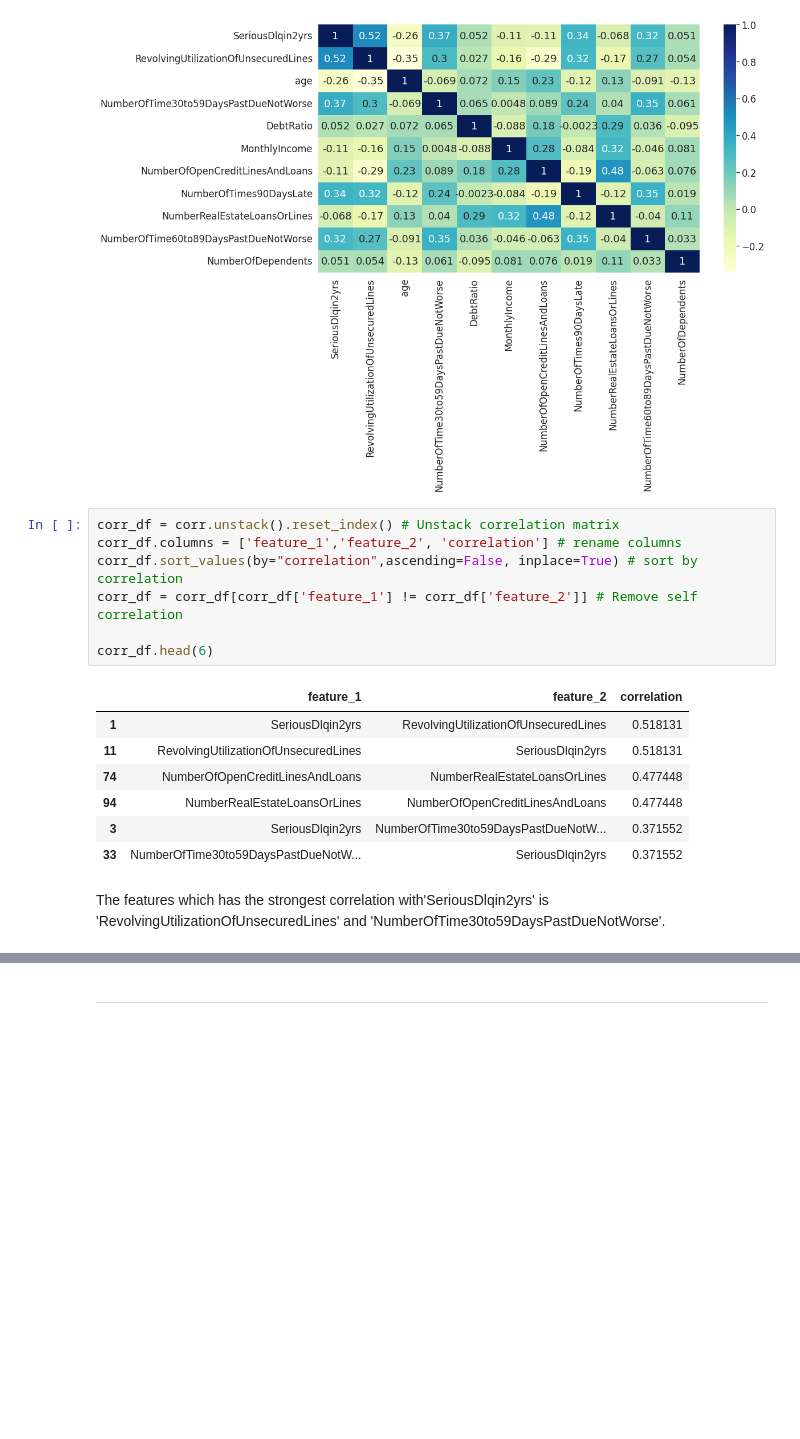
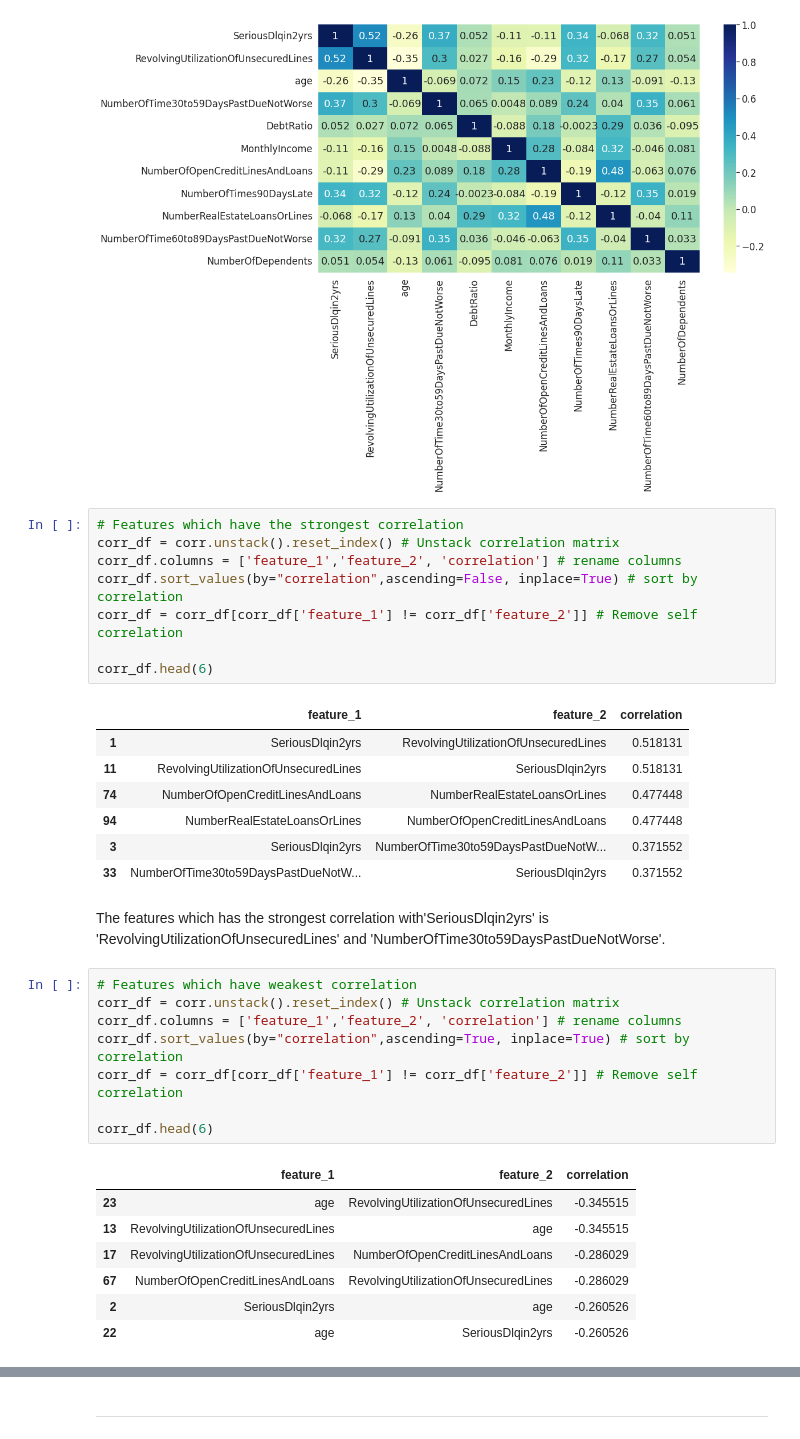
Before and after one commit to yukimatsuno/give_me_some_credit, a Jupyter notebook: notebooks/basic visualization.ipynb, the cells around one changed output, grey strips where cells are left out. Saved outputs shown, nothing was run; the diff lists cells and outputs as text; blank space fills up the shorter version.

```diff
--- a/notebooks/basic visualization.ipynb
+++ b/notebooks/basic visualization.ipynb
@@ -1003,6 +1035,7 @@ sns.heatmap(corr,
 # %% [output]
 [figure]
 # %%
+# Features which have the strongest correlation
 corr_df = corr.unstack().reset_index() # Unstack correlation matrix
 corr_df.columns = ['feature_1','feature_2', 'correlation'] # rename columns
 corr_df.sort_values(by="correlation",ascending=False, inplace=True) # sort by correlation
@@ -1019,3 +1052,19 @@ corr_df.head(6)
 | 33 | NumberOfTime30to59DaysPastDueNotW... | SeriousDlqin2yrs | 0.371552 |
 # %% [markdown]
 The features which has the strongest correlation with'SeriousDlqin2yrs' is 'RevolvingUtilizationOfUnsecuredLines' and 'NumberOfTime30to59DaysPastDueNotWorse'.
+# %%
+# Features which have weakest correlation
+corr_df = corr.unstack().reset_index() # Unstack correlation matrix
+corr_df.columns = ['feature_1','feature_2', 'correlation'] # rename columns
+corr_df.sort_values(by="correlation",ascending=True, inplace=True) # sort by correlation
+corr_df = corr_df[corr_df['feature_1'] != corr_df['feature_2']] # Remove self correlation
+
+corr_df.head(6)
+# %% [output]
+|  | feature_1 | feature_2 | correlation |
+| 23 | age | RevolvingUtilizationOfUnsecuredLines | -0.345515 |
+| 13 | RevolvingUtilizationOfUnsecuredLines | age | -0.345515 |
+| 17 | RevolvingUtilizationOfUnsecuredLines | NumberOfOpenCreditLinesAndLoans | -0.286029 |
+| 67 | NumberOfOpenCreditLinesAndLoans | RevolvingUtilizationOfUnsecuredLines | -0.286029 |
+| 2 | SeriousDlqin2yrs | age | -0.260526 |
+| 22 | age | SeriousDlqin2yrs | -0.260526 |
```
Also changed, not shown: parts of 30 cells of this notebook.
